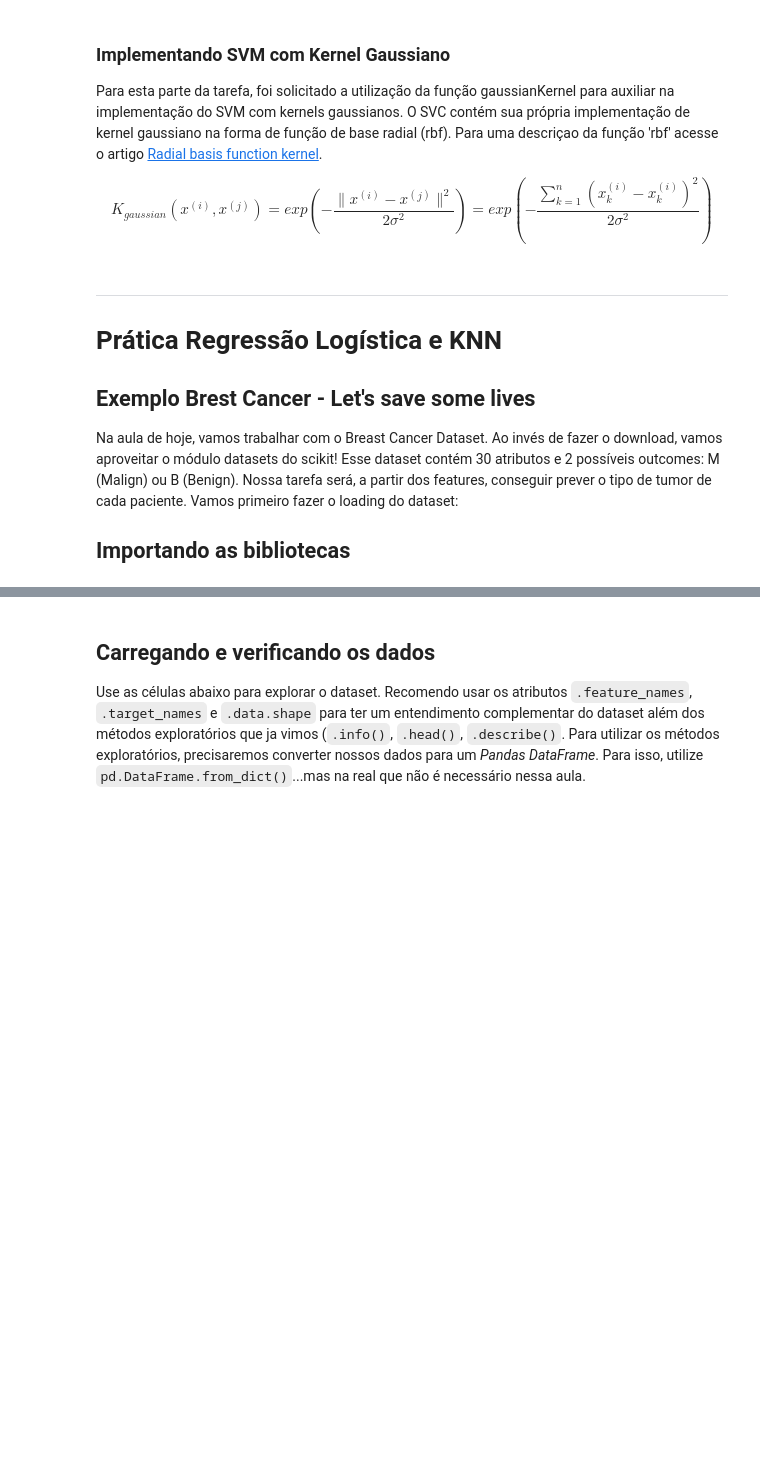
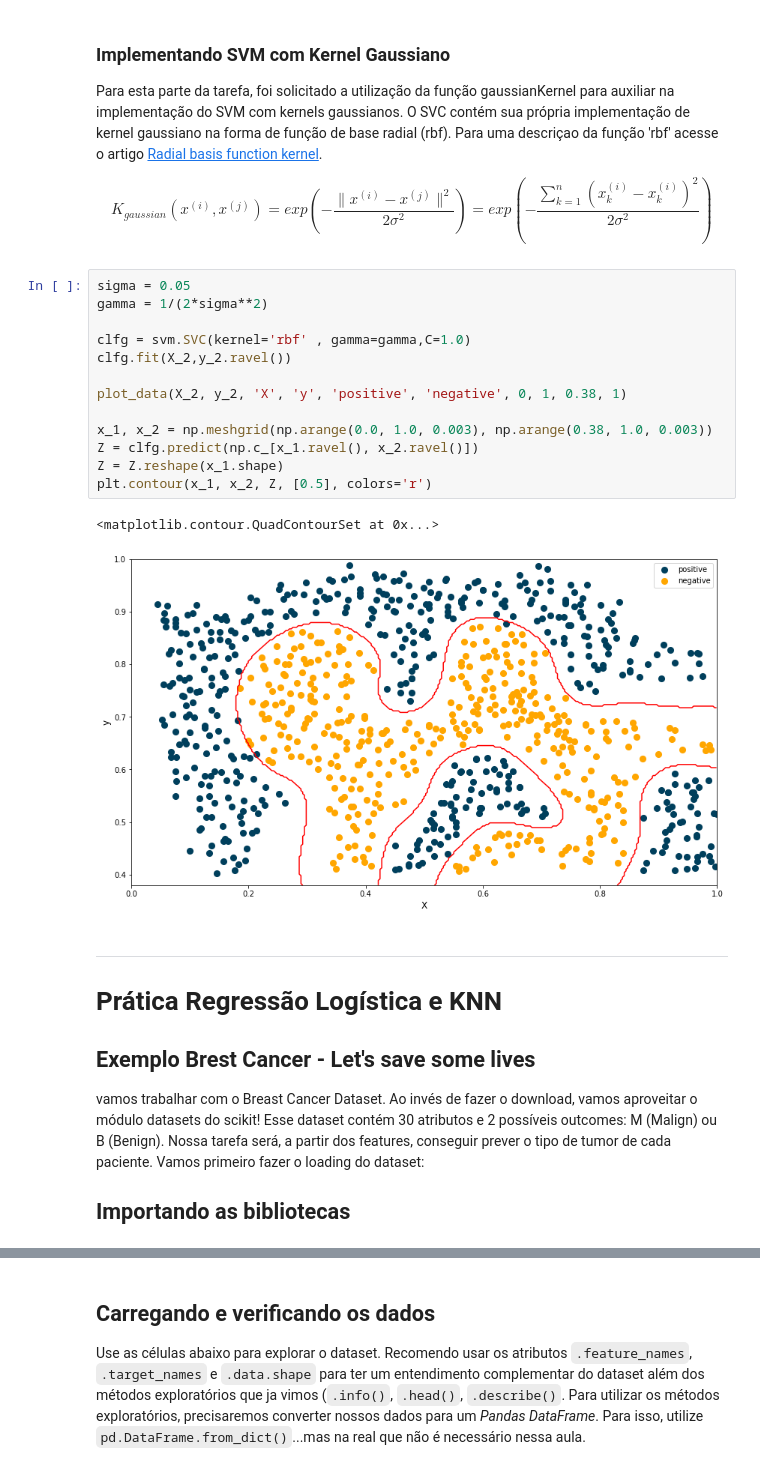
Before and after one commit to brondevitor/Python_Jorney, a Jupyter notebook: Classificação/Classificação I.ipynb, the cells around one changed output, grey strips where cells are left out. Cells and saved outputs as stored; diff of their text form; blank space fills up the shorter version.

```diff
--- a/Classificação/Classificação I.ipynb
+++ b/Classificação/Classificação I.ipynb
@@ -114,6 +114,22 @@ Para esta parte da tarefa, foi solicitado a utilização da função gaussianKer
 \begin{equation*}
 K_{gaussian} (x^{(i)},x^{(j)}) = exp \left( - \frac{\parallel x^{(i)} - x^{(j)} \parallel^2}{ 2 \sigma^2 } \right) = exp \left( - \frac{\sum_{k=1}^{n} (x_k^{(i)} - x_k^{(i)})^2}{2 \sigma^2} \right)
 \end{equation*}
+# %%
+sigma = 0.05
+gamma = 1/(2*sigma**2)
+
+clfg = svm.SVC(kernel='rbf' , gamma=gamma,C=1.0)
+clfg.fit(X_2,y_2.ravel())
+
+plot_data(X_2, y_2, 'X', 'y', 'positive', 'negative', 0, 1, 0.38, 1)
+
+x_1, x_2 = np.meshgrid(np.arange(0.0, 1.0, 0.003), np.arange(0.38, 1.0, 0.003))
+Z = clfg.predict(np.c_[x_1.ravel(), x_2.ravel()])
+Z = Z.reshape(x_1.shape)
+plt.contour(x_1, x_2, Z, [0.5], colors='r')
+# %% [output]
+<matplotlib.contour.QuadContourSet at 0x...>
+[figure, added]
 # %% [markdown]
 ---------------
 # Prática Regressão Logística e KNN
@@ -121,7 +137,7 @@ K_{gaussian} (x^{(i)},x^{(j)}) = exp \left( - \frac{\parallel x^{(i)} - x^{(j)}
 
 ## Exemplo Brest Cancer - Let's save some lives
 
-Na aula de hoje, vamos trabalhar com o Breast Cancer Dataset. Ao invés de fazer o download, vamos aproveitar o módulo datasets do scikit! Esse dataset contém 30 atributos e 2 possíveis outcomes: M (Malign) ou B (Benign). Nossa tarefa será, a partir dos features, conseguir prever o tipo de tumor de cada paciente. Vamos primeiro fazer o loading do dataset:
+vamos trabalhar com o Breast Cancer Dataset. Ao invés de fazer o download, vamos aproveitar o módulo datasets do scikit! Esse dataset contém 30 atributos e 2 possíveis outcomes: M (Malign) ou B (Benign). Nossa tarefa será, a partir dos features, conseguir prever o tipo de tumor de cada paciente. Vamos primeiro fazer o loading do dataset:
 
 
 ## Importando as bibliotecas
```
Also changed, not shown: parts of 14 cells of this notebook.
